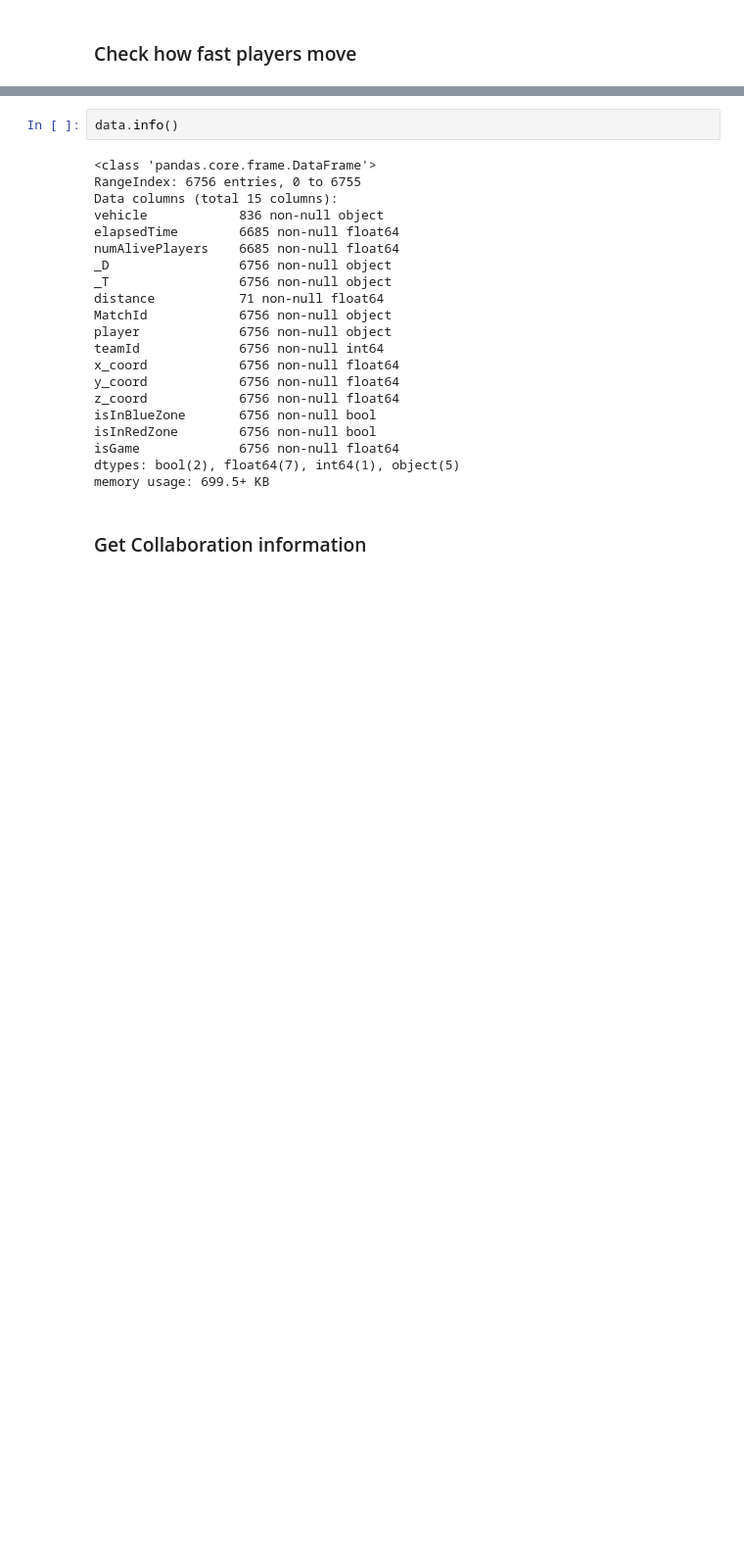
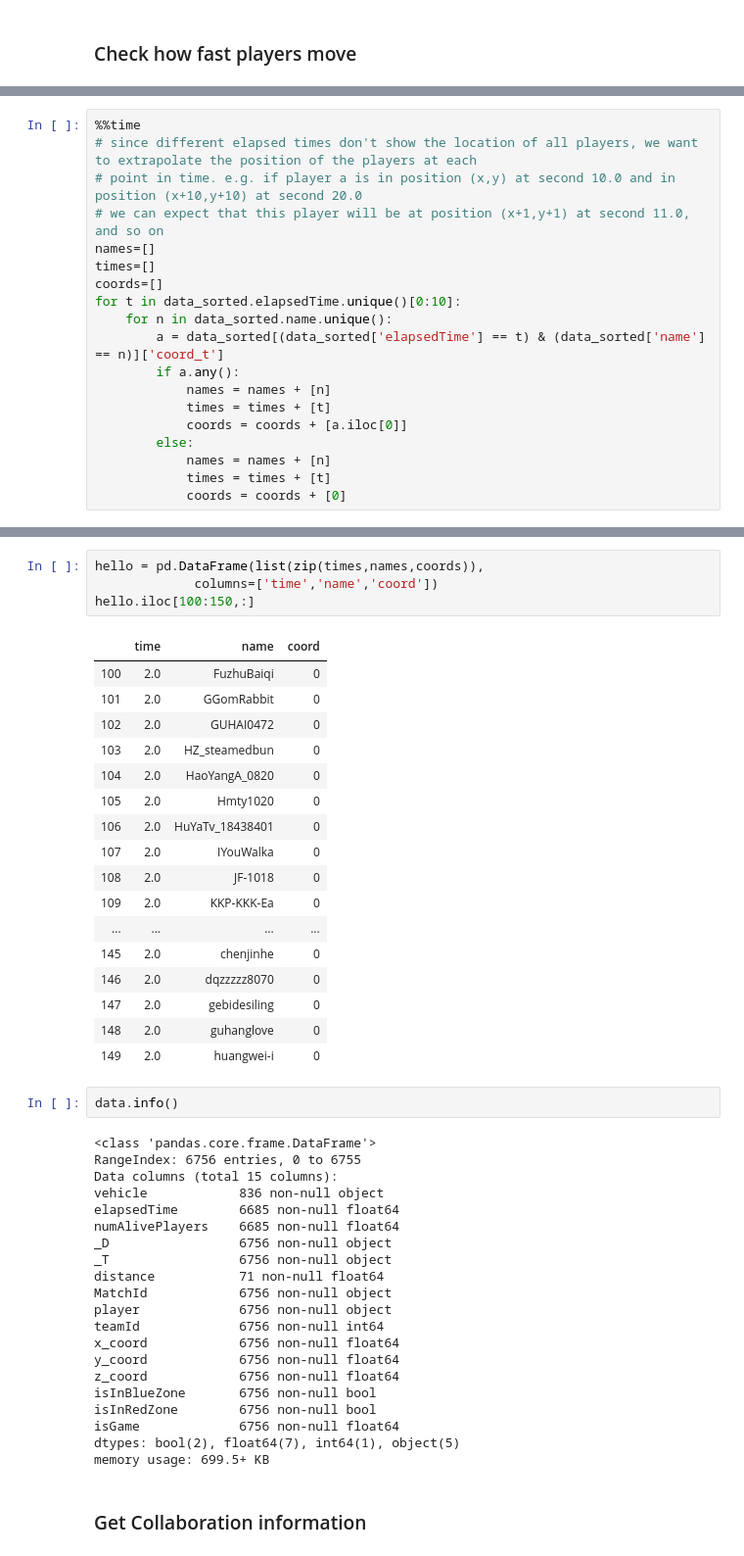
Before and after one commit to valerii-ginak/PUBG_Capstone, a Jupyter notebook: extract_transform_(loadsomeday).ipynb, the cells around one changed output, grey strips where cells are left out. Shown at 98% size. Drawn from its saved outputs; the diff is of its cells as text; blank space fills up the shorter version.

```diff
--- a/extract_transform_(loadsomeday).ipynb
+++ b/extract_transform_(loadsomeday).ipynb
@@ -359,0 +374,19 @@ data['elapsedTime'] = data['elapsedTime'].apply(elapsedTimeConvert)
+# %%
+%%time
+# since different elapsed times don't show the location of all players, we want to extrapolate the position of the players at each
+# point in time. e.g. if player a is in position (x,y) at second 10.0 and in position (x+10,y+10) at second 20.0
+# we can expect that this player will be at position (x+1,y+1) at second 11.0, and so on
+names=[]
+times=[]
+coords=[]
+for t in data_sorted.elapsedTime.unique()[0:10]:
+    for n in data_sorted.name.unique():
+        a = data_sorted[(data_sorted['elapsedTime'] == t) & (data_sorted['name'] == n)]['coord_t']
+        if a.any():
+            names = names + [n]
+            times = times + [t]
+            coords = coords + [a.iloc[0]]
+        else:
+            names = names + [n]
+            times = times + [t]
+            coords = coords + [0]
@@ -360,3 +395,25 @@ data['elapsedTime'] = data['elapsedTime'].apply(elapsedTimeConvert)
+# %%
+hello = pd.DataFrame(list(zip(times,names,coords)),
+             columns=['time','name','coord'])
+hello.iloc[100:150,:]
+# %% [output]
+|  | time | name | coord |
+| 100 | 2.0 | FuzhuBaiqi | 0 |
+| 101 | 2.0 | GGomRabbit | 0 |
+| 102 | 2.0 | GUHAI0472 | 0 |
+| 103 | 2.0 | HZ_steamedbun | 0 |
+| 104 | 2.0 | HaoYangA_0820 | 0 |
+| 105 | 2.0 | Hmty1020 | 0 |
+| 106 | 2.0 | HuYaTv_18438401 | 0 |
+| 107 | 2.0 | IYouWalka | 0 |
+| 108 | 2.0 | JF-1018 | 0 |
+| 109 | 2.0 | KKP-KKK-Ea | 0 |
+| ... | ... | ... | ... |
+| 145 | 2.0 | chenjinhe | 0 |
+| 146 | 2.0 | dqzzzzz8070 | 0 |
+| 147 | 2.0 | gebidesiling | 0 |
+| 148 | 2.0 | guhanglove | 0 |
+| 149 | 2.0 | huangwei-i | 0 |
 # %%
 data.info()
 # %% [output]
```
Also changed, not shown: parts of 10 cells of this notebook.
